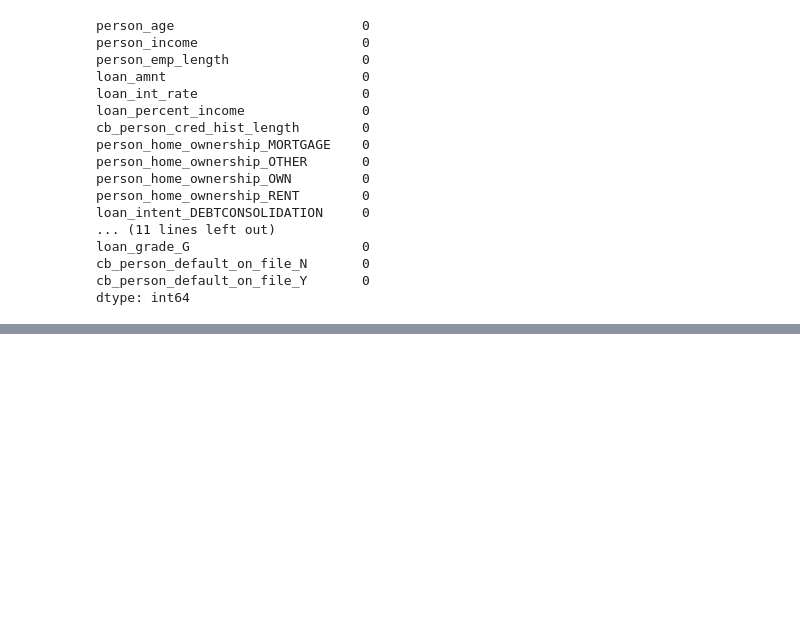
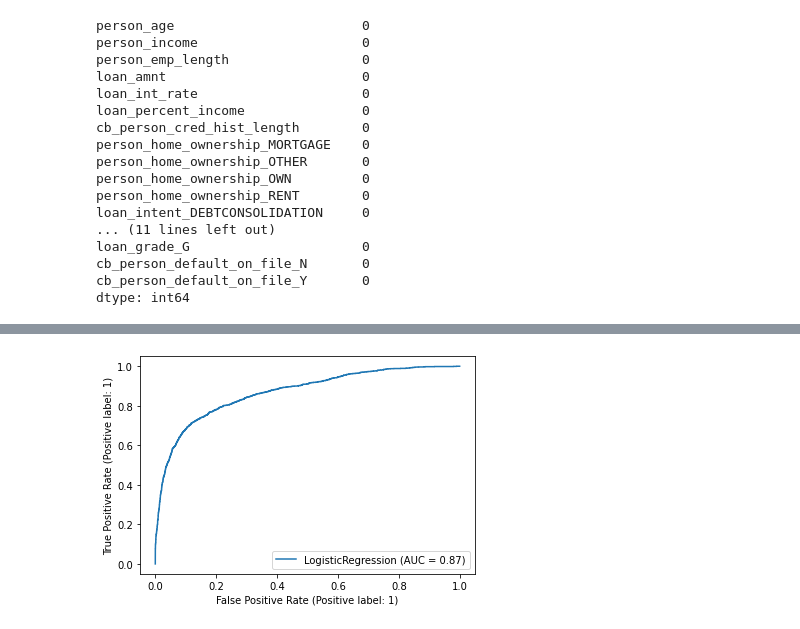
Before and after one commit to mounishsjsu/DataMining_255, a Jupyter notebook: Datamining_project.ipynb, the cells around one changed output, grey strips where cells are left out. Saved outputs shown, nothing was run; the diff lists cells and outputs as text; code cells hidden in the pictures; blank space fills up the shorter version.

```diff
--- a/Datamining_project.ipynb
+++ b/Datamining_project.ipynb
@@ -118,0 +190,9 @@ weighted avg       0.80      0.66      0.69      6517
+# %%
+from sklearn.metrics import roc_auc_score
+from sklearn import metrics
+metrics.plot_roc_curve(logreg, X_test_scaled, y_test)
+graph_file= "/content/sample_data/roc_auc_plot.png"
+plt.savefig(graph_file)
+plt.show()
+# %% [output]
+[figure, added]
```
Also changed, not shown: parts of 20 cells of this notebook.
